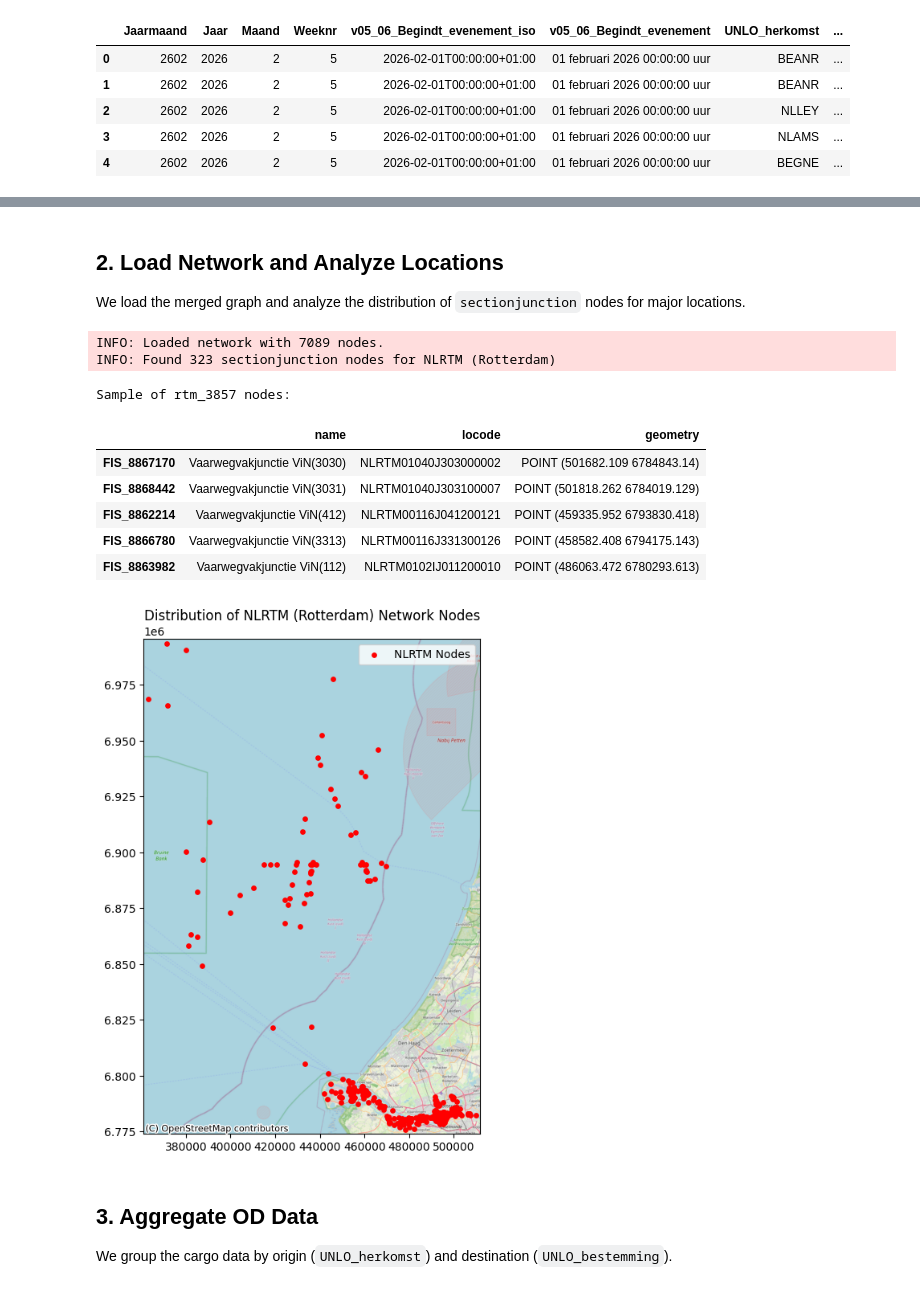
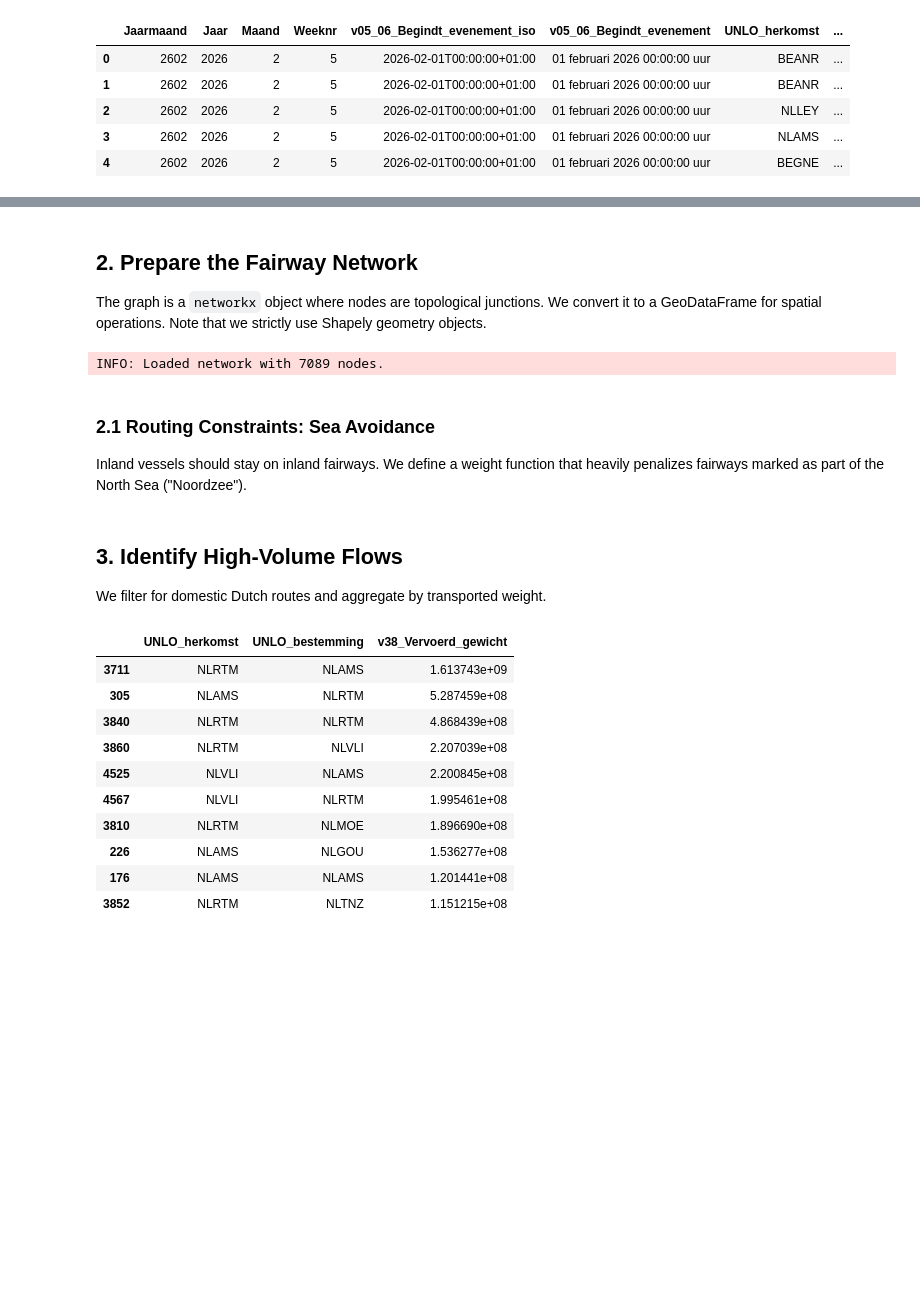
Before and after one commit to RWS-NL/fis-crawler, a Jupyter notebook: notebooks/ivs_analysis.ipynb, the cells around one changed output, grey strips where cells are left out. Saved outputs shown, nothing was run; the diff lists cells and outputs as text; code cells hidden in the pictures; blank space fills up the shorter version.

```diff
--- a/notebooks/ivs_analysis.ipynb
+++ b/notebooks/ivs_analysis.ipynb
@@ -52,49 +79,24 @@ INFO: Loaded 55646 records from IVS_weekmonitor_31MAR2026.csv.
 # %% [markdown]
-## 2. Load Network and Analyze Locations
-We load the merged graph and analyze the distribution of `sectionjunction` nodes for major locations.
+## 2. Prepare the Fairway Network
+
+The graph is a `networkx` object where nodes are topological junctions. We convert it to a GeoDataFrame for spatial operations. Note that we strictly use Shapely geometry objects.
 # %%
 graph_path = pathlib.Path("../output/merged-graph/graph.pickle")
 with graph_path.open("rb") as f:
     graph = pickle.load(f)
 
-# Create nodes GDF directly from graph nodes
+# Convert graph nodes to a GeoDataFrame
 nodes_gdf = gpd.GeoDataFrame(
     graph.nodes.values(), index=graph.nodes.keys(), geometry="geometry", crs="EPSG:4326"
 )
 logger.info(f"Loaded network with {len(nodes_gdf)} nodes.")
 
-# Analyze Rotterdam nodes (NLRTM)
-rtm_nodes = nodes_gdf[
-    nodes_gdf["locode"].str.contains("NLRTM", na=False)
-    & (nodes_gdf["geo_type"] == "sectionjunction")
-].copy()
-logger.info(f"Found {len(rtm_nodes)} sectionjunction nodes for NLRTM (Rotterdam)")
-
-if not rtm_nodes.empty:
-    rtm_3857 = rtm_nodes.to_crs(epsg=3857)
-    print("Sample of rtm_3857 nodes:")
-    display(rtm_3857[["name", "locode", "geometry"]].head())
-
-    fig, ax = plt.subplots(figsize=(12, 8))
-    rtm_3857.plot(ax=ax, color="red", markersize=15, label="NLRTM Nodes")
-
-    bounds = rtm_3857.total_bounds
-    if not np.any(np.isnan(bounds)):
-        ax.set_xlim(bounds[0] - 2000, bounds[2] + 2000)
-        ax.set_ylim(bounds[1] - 2000, bounds[3] + 2000)
-
-    cx.add_basemap(ax, source=cx.providers.OpenStreetMap.Mapnik)
-    ax.set_title("Distribution of NLRTM (Rotterdam) Network Nodes")
-    plt.legend(loc="upper right")
-    plt.show()
+# Build a spatial index (KDTree) for fast nearest-neighbor lookups
+nodes_coords = np.array(list(zip(nodes_gdf.geometry.x, nodes_gdf.geometry.y)))
+tree = cKDTree(nodes_coords)
 # %% [output]
 INFO: Loaded network with 7089 nodes.
-INFO: Found 323 sectionjunction nodes for NLRTM (Rotterdam)
-Sample of rtm_3857 nodes:
-|  | name | locode | geometry |
-| FIS_8867170 | Vaarwegvakjunctie ViN(3030) | NLRTM01040J303000002 | POINT (501682.109 6784843.14) |
-| FIS_8868442 | Vaarwegvakjunctie ViN(3031) | NLRTM01040J303100007 | POINT (501818.262 6784019.129) |
-| FIS_8862214 | Vaarwegvakjunctie ViN(412) | NLRTM00116J041200121 | POINT (459335.952 6793830.418) |
-| FIS_8866780 | Vaarwegvakjunctie ViN(3313) | NLRTM00116J331300126 | POINT (458582.408 6794175.143) |
-| FIS_8863982 | Vaarwegvakjunctie ViN(112) | NLRTM0102IJ011200010 | POINT (486063.472 6780293.613) |
-[figure, removed]
+# %% [markdown]
+### 2.1 Routing Constraints: Sea Avoidance
+
+Inland vessels should stay on inland fairways. We define a weight function that heavily penalizes fairways marked as part of the North Sea ("Noordzee").
@@ -101,17 +116,30 @@ Sample of rtm_3857 nodes:
 # %% [markdown]
-## 3. Aggregate OD Data
-We group the cargo data by origin (`UNLO_herkomst`) and destination (`UNLO_bestemming`).
+## 3. Identify High-Volume Flows
+
+We filter for domestic Dutch routes and aggregate by transported weight.
 # %%
-# Filter for Dutch origins and destinations (prefix NL)
+# Domestic routes
 nl_mask = ivs_df["UNLO_herkomst"].str.startswith("NL", na=False) & ivs_df[
     "UNLO_bestemming"
 ].str.startswith("NL", na=False)
 ivs_nl = ivs_df[nl_mask].copy()
 
 od_pairs = (
     ivs_nl.groupby(["UNLO_herkomst", "UNLO_bestemming"])["v38_Vervoerd_gewicht"]
     .sum()
     .reset_index()
 )
-od_pairs = od_pairs.sort_values(by="v38_Vervoerd_gewicht", ascending=False)
-top_100_od = od_pairs.head(100)
+top_100_od = od_pairs.sort_values(by="v38_Vervoerd_gewicht", ascending=False).head(100)
+top_100_od.head(10)
+# %% [output]
+|  | UNLO_herkomst | UNLO_bestemming | v38_Vervoerd_gewicht |
+| 3711 | NLRTM | NLAMS | 1.613743e+09 |
+| 305 | NLAMS | NLRTM | 5.287459e+08 |
+| 3840 | NLRTM | NLRTM | 4.868439e+08 |
+| 3860 | NLRTM | NLVLI | 2.207039e+08 |
+| 4525 | NLVLI | NLAMS | 2.200845e+08 |
+| 4567 | NLVLI | NLRTM | 1.995461e+08 |
+| 3810 | NLRTM | NLMOE | 1.896690e+08 |
+| 226 | NLAMS | NLGOU | 1.536277e+08 |
+| 176 | NLAMS | NLAMS | 1.201441e+08 |
+| 3852 | NLRTM | NLTNZ | 1.151215e+08 |
```
Also changed, not shown: parts of 13 cells of this notebook, 1 other file.
